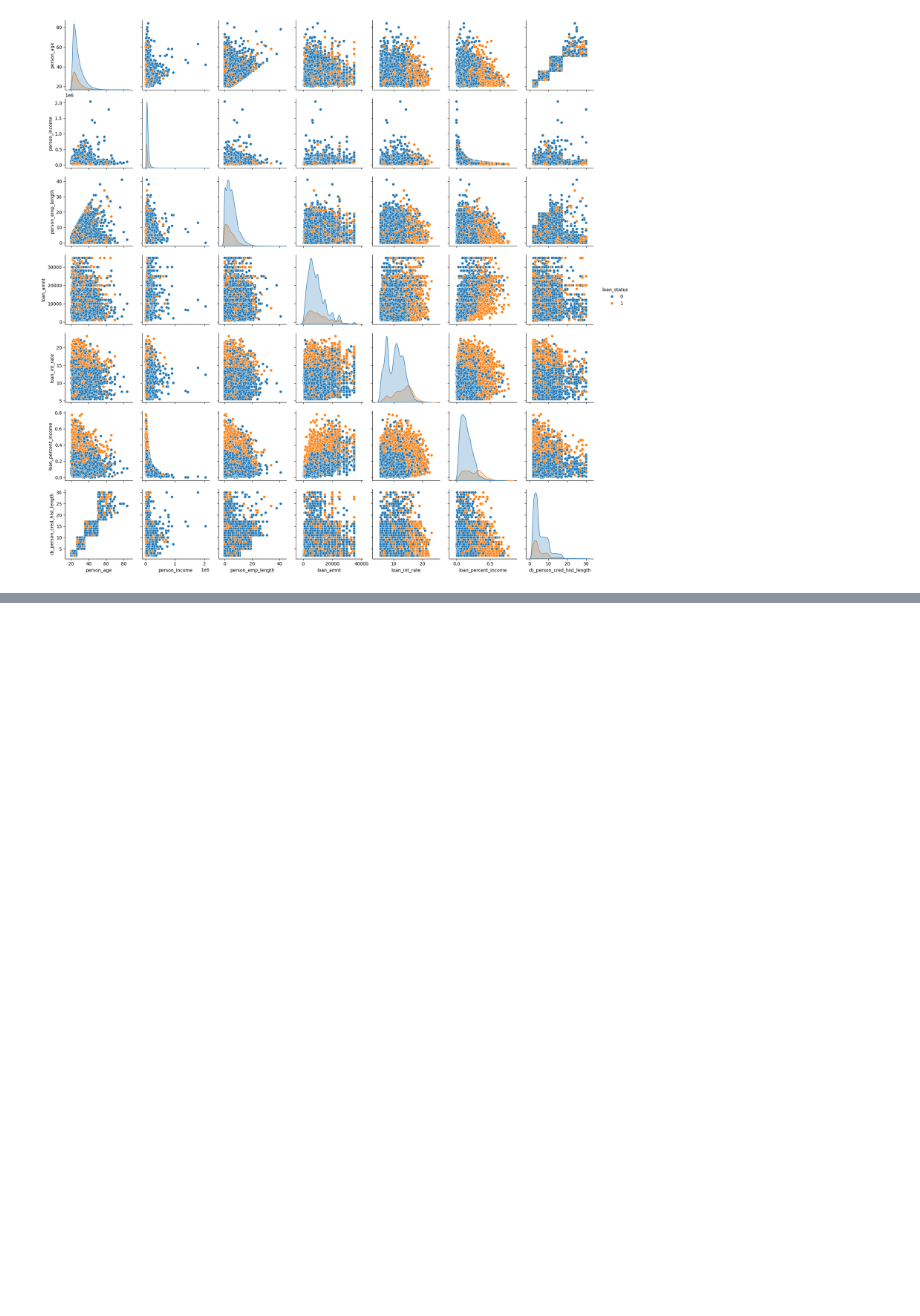
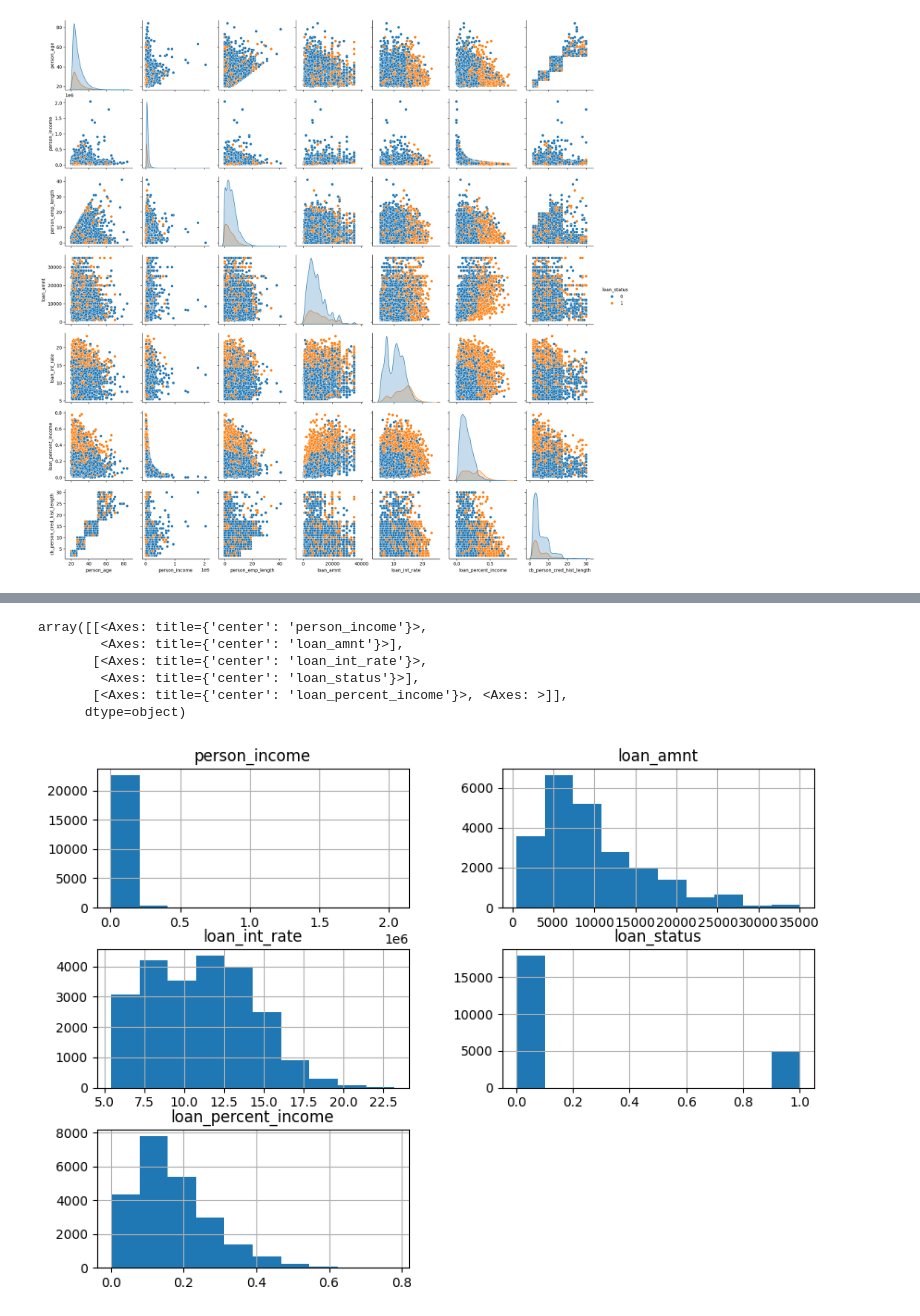
Before and after one commit to VictorMDSS/Machine_Learning_Project_Victor_Manuel_De_Sousa_Sanchez, a Jupyter notebook: clasificador_binario/credit_risk_clasification.ipynb, the cells around one changed output, grey strips where cells are left out. Saved outputs shown, nothing was run; the diff lists cells and outputs as text; code cells hidden in the pictures; blank space fills up the shorter version.

```diff
--- a/clasificador_binario/credit_risk_clasification.ipynb
+++ b/clasificador_binario/credit_risk_clasification.ipynb
@@ -281,0 +366,3 @@ plt.show();
+# %%
+train_set = train_set.drop(["loan_intent", "person_age","person_home_ownership","person_emp_length","cb_person_cred_hist_length"], axis= 1)
+test_set = test_set.drop(["loan_intent", "person_age","person_home_ownership","person_emp_length","cb_person_cred_hist_length"], axis= 1)
@@ -281,0 +387,5 @@ plt.show();
+# %%
+#Tenemos tres features que son categoricas, de modo que tendremos que hacerles un Encoder
+features_cat = train_set.select_dtypes(include = ["object", "category"]).columns
+train_set = pd.get_dummies(train_set, columns= features_cat)
+train_set
@@ -281,0 +406,10 @@ plt.show();
+# %%
+train_set.hist(figsize=(10,7))
+# %% [output]
+array([[<Axes: title={'center': 'person_income'}>,
+        <Axes: title={'center': 'loan_amnt'}>],
+       [<Axes: title={'center': 'loan_int_rate'}>,
+        <Axes: title={'center': 'loan_status'}>],
+       [<Axes: title={'center': 'loan_percent_income'}>, <Axes: >]],
+      dtype=object)
+[figure, added]
```
Also changed, not shown: parts of 14 cells of this notebook, 1 other file.
